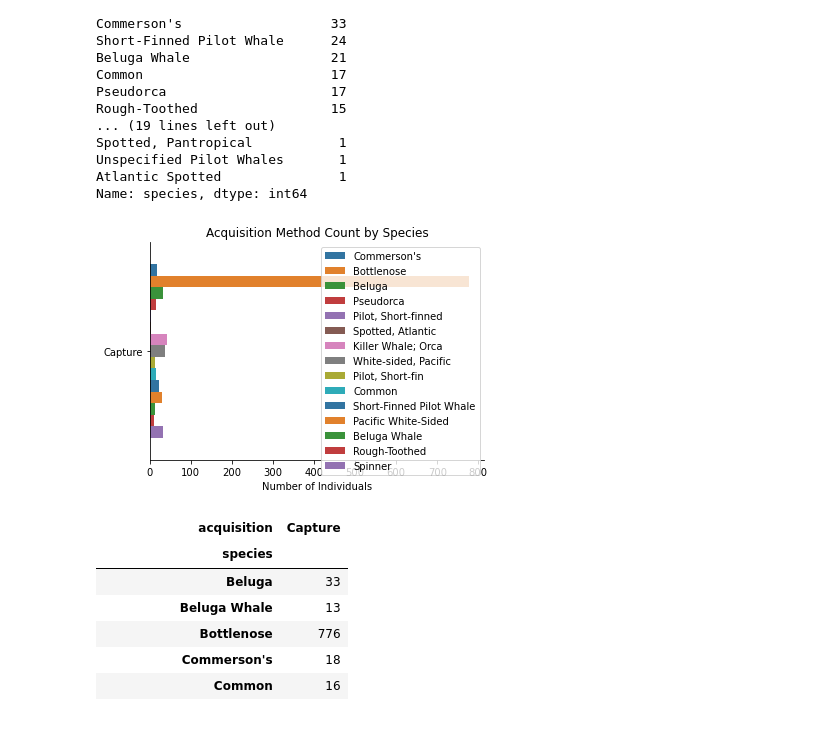
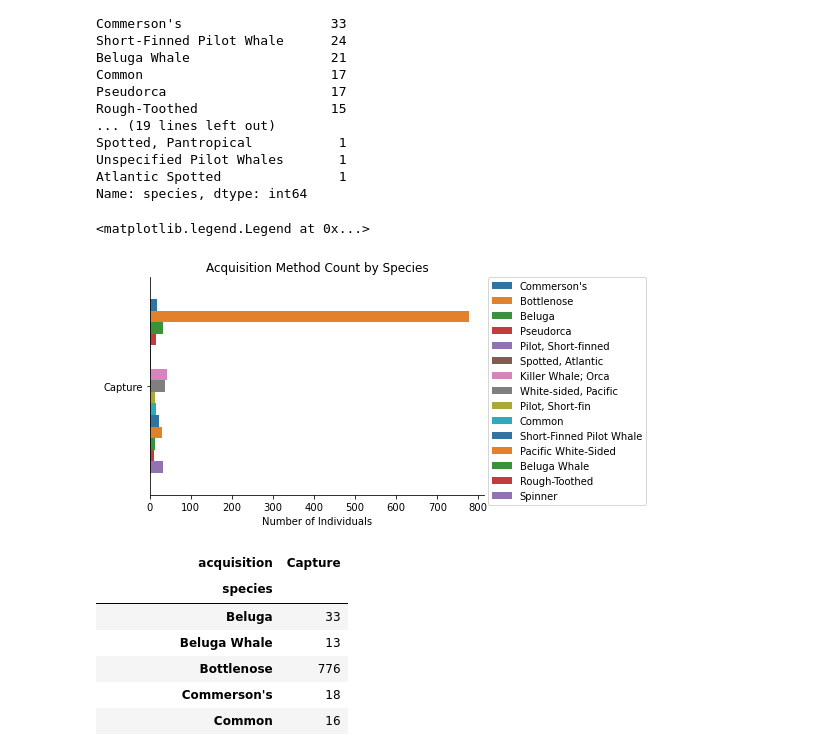
Before and after one commit to data301-2021-summer2/project-group17-project, a Jupyter notebook: analysis/Analysisnotebook.ipynb, the cells around one changed output. Drawn from its saved outputs; the diff is of its cells as text; code cells hidden in the pictures.

```diff
--- a/analysis/Analysisnotebook.ipynb
+++ b/analysis/Analysisnotebook.ipynb
@@ -479,13 +481,24 @@ dff = (dfc.loc[lambda x: x['species'].str.contains('False Killer Whale')==False]
     .loc[lambda x: x['acquisition'].str.contains('Rescue')==False]
       )
 # %%
+# visualize data
+# answers: Are some species of cetacean captured more than others?
+# with data subset from above to make it more readable
+# This may not be a very good way to represent the data but I not sure what would be better since I cannot get counts
+# as a column
+# other than bottlenose, killer whales are the most captured species followed by spinner then pacific white sided
+# would be better with percentages but I cannot figure out how to do that
+
 sns.countplot(data=dff,
               y='acquisition', hue = 'species', palette ='tab10')
 plt.ylabel('')
 plt.title('Acquisition Method Count by Species')
 plt.xlabel('Number of Individuals')
 plt.legend(loc=0)
 sns.despine()
+plt.legend(bbox_to_anchor=(1.01, 1),
+           borderaxespad=0)
 # %% [output]
+<matplotlib.legend.Legend at 0x...>
-[figure, old version]
+[figure, new version]
 # %%
```
Also changed, not shown: parts of 7 cells of this notebook.
